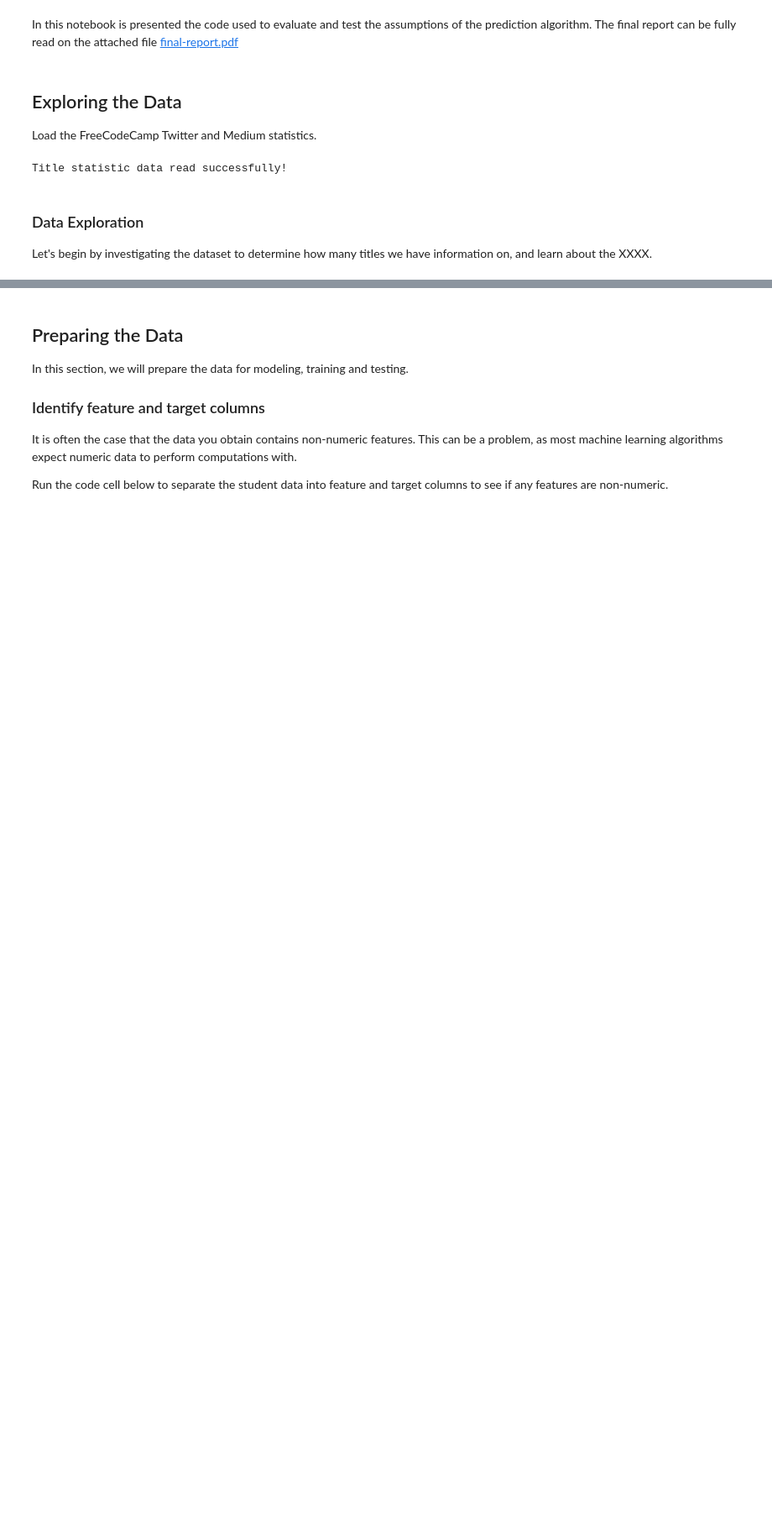
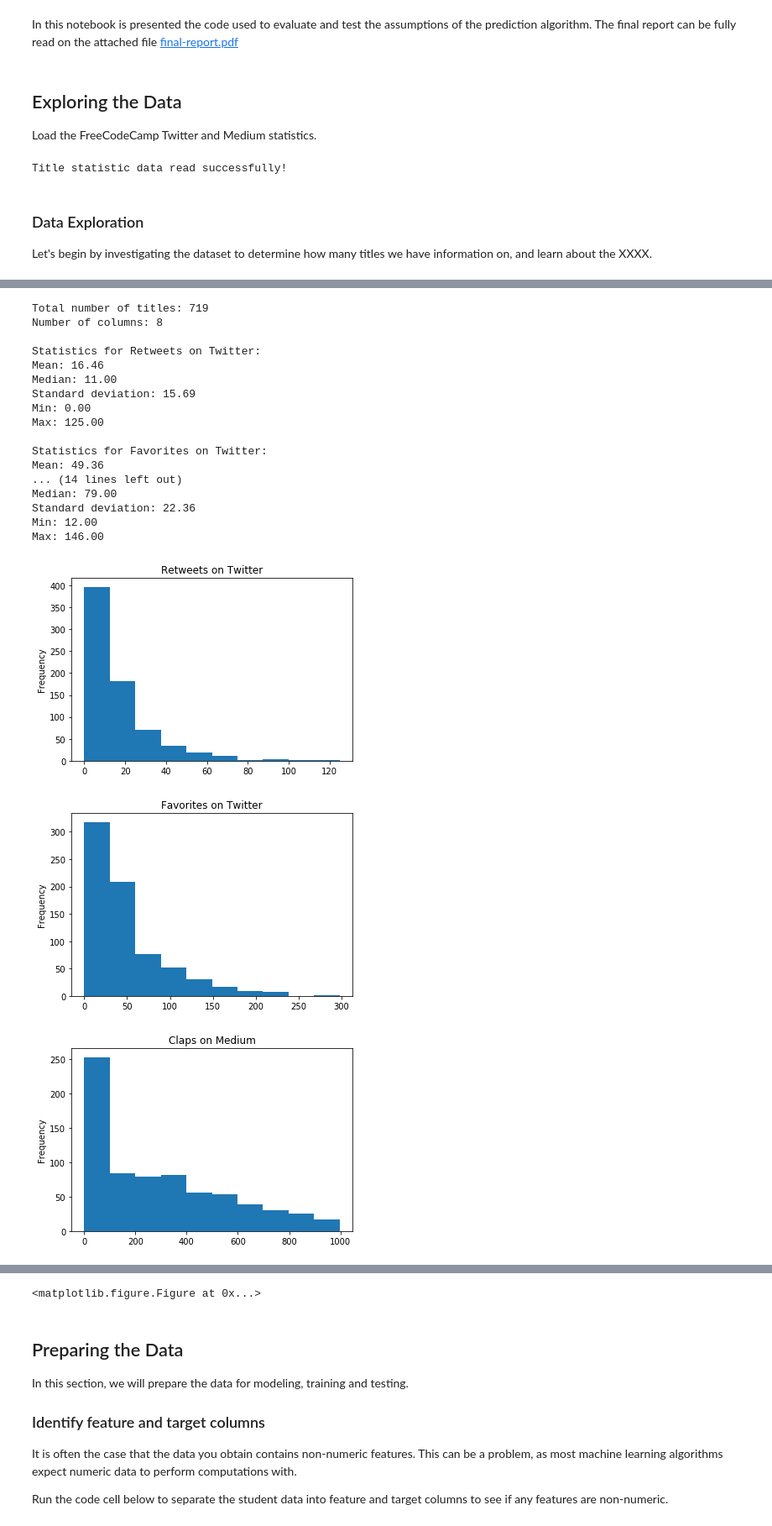
Before and after one commit to flaviohenriquecbc/machine-learning-capstone-project, a Jupyter notebook: title-success-prediction.ipynb, the cells around one changed output, grey strips where cells are left out. Shown: that part at 84% size. Cells and saved outputs as stored; diff of their text form; code cells hidden in the pictures; blank space fills up the shorter version.

Commit message:
fixed dataset; some more statistics; changed pdf

```diff
--- a/title-success-prediction.ipynb
+++ b/title-success-prediction.ipynb
@@ -104,0 +26,61 @@ Standard deviation of title lengths: 22.36
+# %%
+# calculate length of the titles
+
+title_stat['text_lenght'] = title_stat['text'].str.len()
+
+# Calculate number of students
+n_titles = len(title_stat)
+
+# Calculate number of features
+n_features = len(title_stat.columns) - 1
+
+# Print the results
+print("Total number of titles: {}".format(n_titles))
+print("Number of columns: {}".format(n_features))
+
+# set the columsn that will show statistic and graph
+columns = [{'column_name': 'retweet_count', 'column_text': 'Retweets on Twitter'},
+           {'column_name': 'favorite_count', 'column_text': 'Favorites on Twitter'},
+           {'column_name': 'medium_claps', 'column_text': 'Claps on Medium'},
+           {'column_name': 'text_lenght', 'column_text': 'Title lenght on Twitter'}]
+
+# plot statistic and graph
+for el in columns:
+    column = title_stat[el['column_name']]
+    mean = np.mean(column)
+    median = np.median(column)
+    std = np.std(column)
+    min = np.min(column)
+    max = np.max(column)
+
+    # Show the calculated statistics
+    print("\nStatistics for {}:".format(el['column_text']))
+    print("Mean: {:,.2f}".format(mean))
+    print("Median: {:,.2f}".format(median))
+    print("Standard deviation: {:,.2f}".format(std))
+    print("Min: {:,.2f}".format(min))
+    print("Max: {:,.2f}".format(max))
+
+    column.plot.hist(orientation='vertical', cumulative=False, title=el['column_text'])
+    plt.figure();
+# %% [output]
+Total number of titles: 719
+Number of columns: 8
+
+Statistics for Retweets on Twitter:
+Mean: 16.46
+Median: 11.00
+Standard deviation: 15.69
+Min: 0.00
+Max: 125.00
+
+Statistics for Favorites on Twitter:
+Mean: 49.36
+... (14 lines left out)
+Median: 79.00
+Standard deviation: 22.36
+Min: 12.00
+Max: 146.00
+[figure, added]
+[figure, added]
+[figure, added]
@@ -105,3 +88,4 @@ Standard deviation of title lengths: 22.36
+<matplotlib.figure.Figure at 0x...>
 # %% [markdown]
 ## Preparing the Data
 In this section, we will prepare the data for modeling, training and testing.
```
Also changed, not shown: parts of 3 cells of this notebook, 2 other files.
